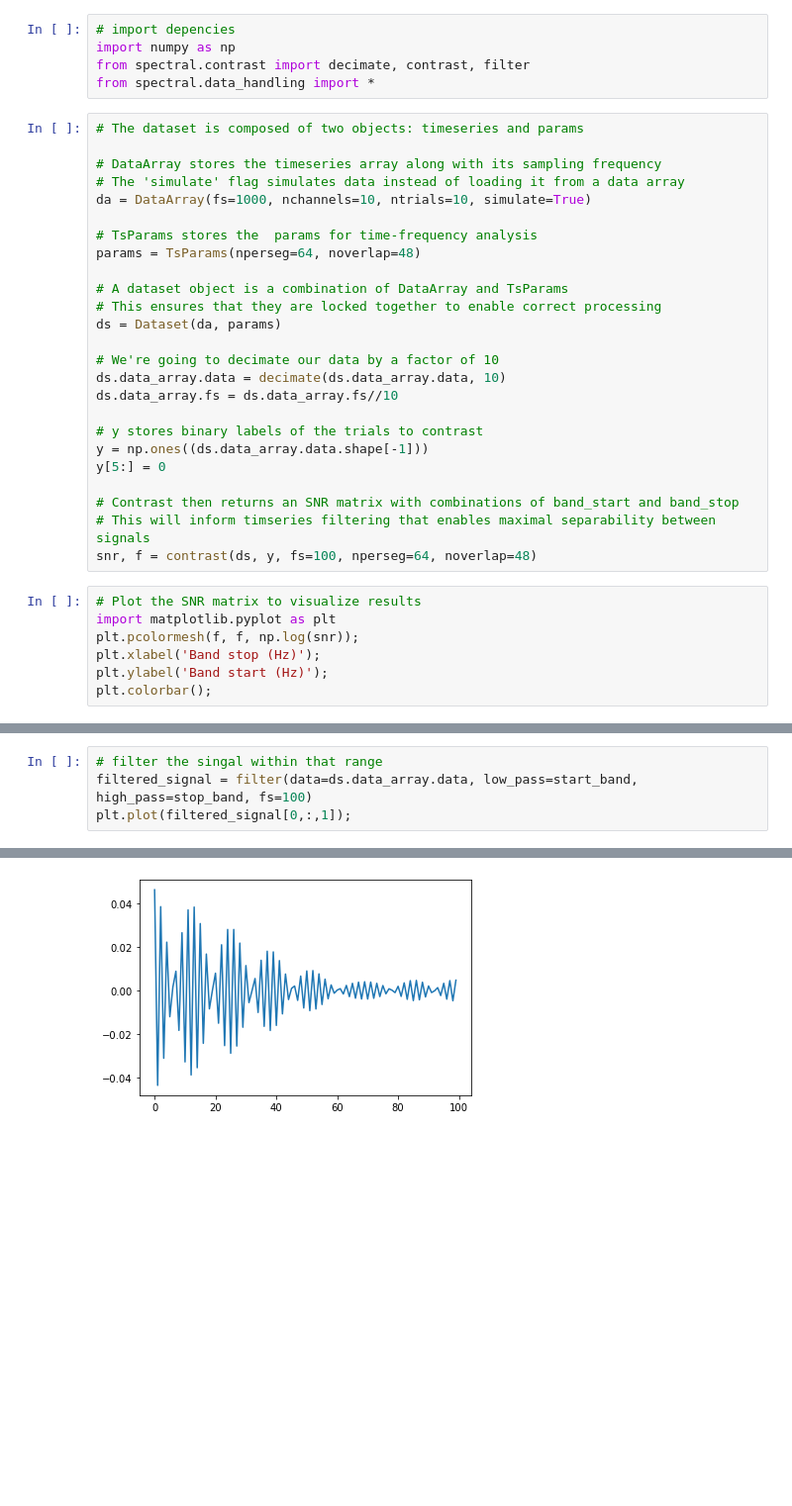
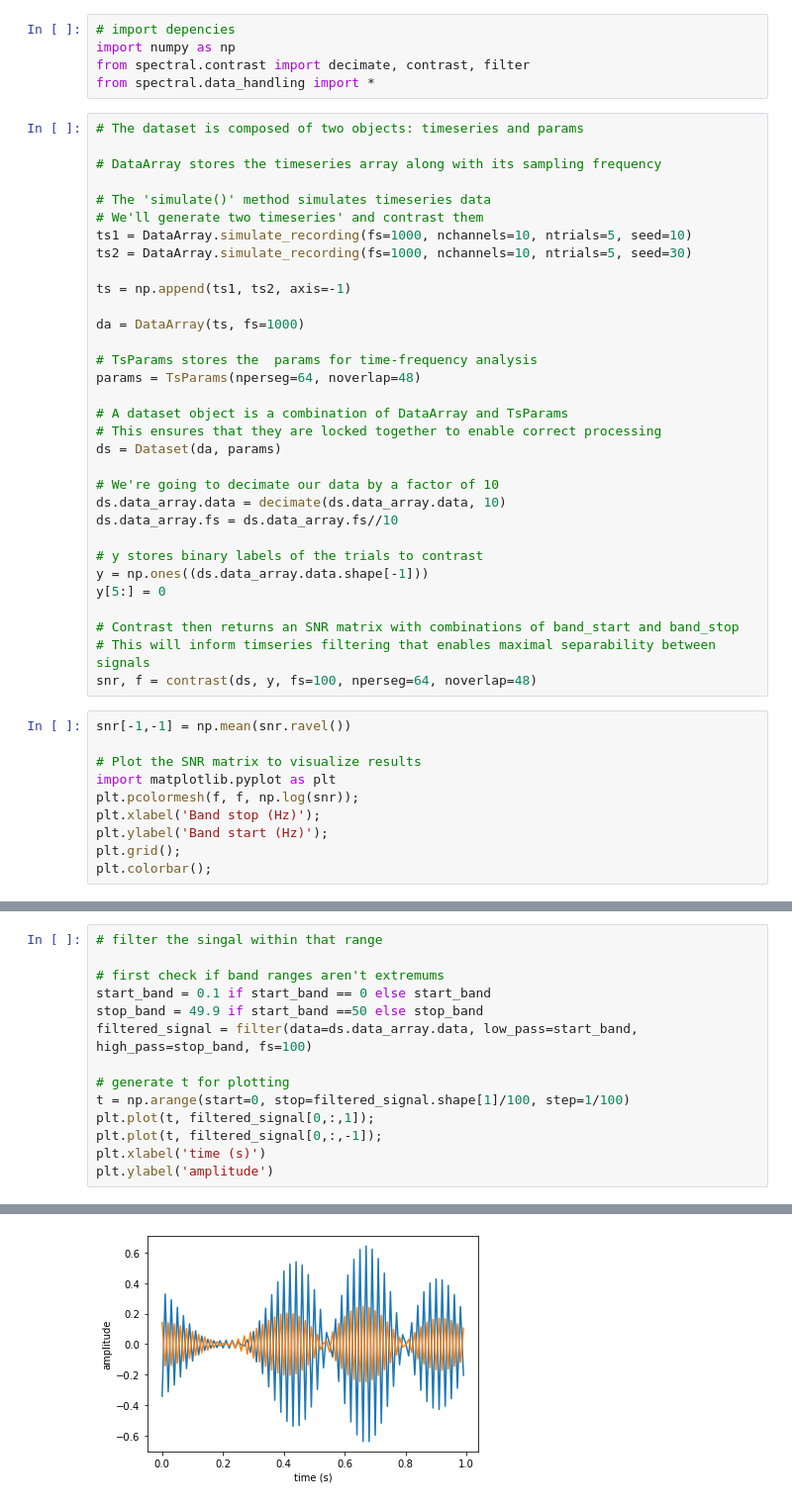
Before and after one commit to theonlyid/spectral, a Jupyter notebook: docs/notebooks/python/example_contrast.ipynb, the cells around one changed output, grey strips where cells are left out. Shown: that part at 99% size. Saved outputs shown, nothing was run; the diff lists cells and outputs as text; blank space fills up the shorter version.

```diff
--- a/docs/notebooks/python/example_contrast.ipynb
+++ b/docs/notebooks/python/example_contrast.ipynb
@@ -26,8 +27,15 @@ from spectral.data_handling import *
 # The dataset is composed of two objects: timeseries and params
 
 # DataArray stores the timeseries array along with its sampling frequency
-# The 'simulate' flag simulates data instead of loading it from a data array
-da = DataArray(fs=1000, nchannels=10, ntrials=10, simulate=True)
+
+# The 'simulate()' method simulates timeseries data
+# We'll generate two timeseries' and contrast them
+ts1 = DataArray.simulate_recording(fs=1000, nchannels=10, ntrials=5, seed=10)
+ts2 = DataArray.simulate_recording(fs=1000, nchannels=10, ntrials=5, seed=30)
+
+ts = np.append(ts1, ts2, axis=-1)
+
+da = DataArray(ts, fs=1000)
 
 # TsParams stores the  params for time-frequency analysis
 params = TsParams(nperseg=64, noverlap=48)
@@ -48,10 +56,13 @@ y[5:] = 0
 # This will inform timseries filtering that enables maximal separability between signals
 snr, f = contrast(ds, y, fs=100, nperseg=64, noverlap=48)
 # %%
+snr[-1,-1] = np.mean(snr.ravel())
+
 # Plot the SNR matrix to visualize results
 import matplotlib.pyplot as plt
 plt.pcolormesh(f, f, np.log(snr));
 plt.xlabel('Band stop (Hz)');
 plt.ylabel('Band start (Hz)');
+plt.grid();
 plt.colorbar();
 # %% [output]
@@ -66,5 +77,15 @@ optimal band for separating the signals is 45.3 - 46.9 Hz
 # %%
 # filter the singal within that range
+
+# first check if band ranges aren't extremums
+start_band = 0.1 if start_band == 0 else start_band
+stop_band = 49.9 if start_band ==50 else stop_band
 filtered_signal = filter(data=ds.data_array.data, low_pass=start_band, high_pass=stop_band, fs=100)
-plt.plot(filtered_signal[0,:,1]);
+
+# generate t for plotting
+t = np.arange(start=0, stop=filtered_signal.shape[1]/100, step=1/100)
+plt.plot(t, filtered_signal[0,:,1]);
+plt.plot(t, filtered_signal[0,:,-1]);
+plt.xlabel('time (s)')
+plt.ylabel('amplitude')
 # %% [output]
@@ -71 +93 @@ plt.plot(filtered_signal[0,:,1]);
-[figure, old version]
+[figure, new version]
```
Also changed, not shown: parts of 4 cells of this notebook, 2 other files.
